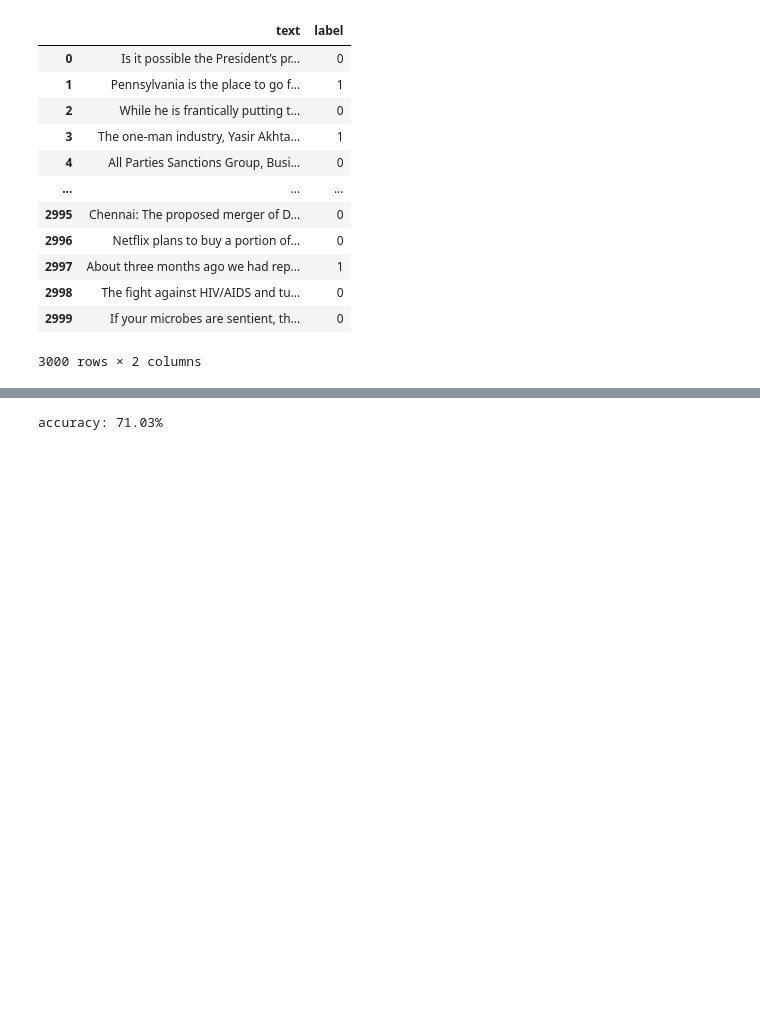
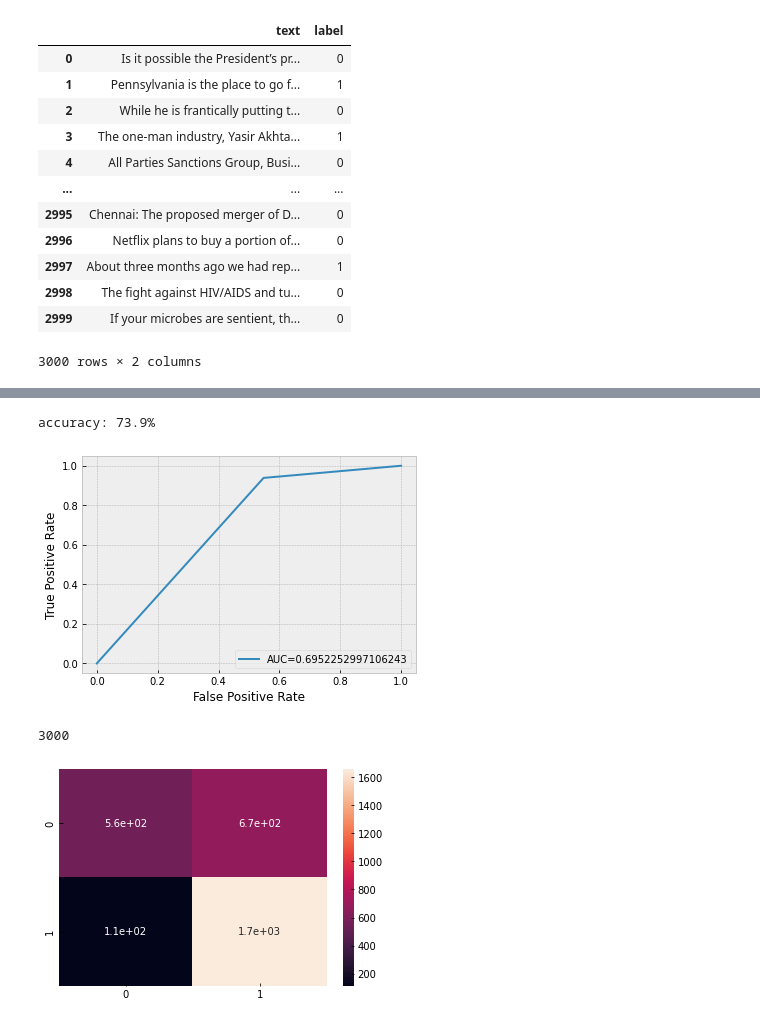
Before and after one commit to chrismartel/COMP551, a Jupyter notebook: projects/p2/Text_Classificaion.ipynb, the cells around one changed output, grey strips where cells are left out. Saved outputs shown, nothing was run; the diff lists cells and outputs as text; code cells hidden in the pictures; blank space fills up the shorter version.

```diff
--- a/projects/p2/Text_Classificaion.ipynb
+++ b/projects/p2/Text_Classificaion.ipynb
@@ -294,10 +292,20 @@ print(grid_search.best_params_)
 # %%
-pipe = Pipeline([('vect', CountVectorizer(lowercase=True, stop_words=None, ngram_range = (1,2), max_features=8000)),
+# Final results on test dataset
+pipe = Pipeline([('vect', CountVectorizer(stop_words=None, ngram_range = best_model_params["ngram_range"])),
                  ('tfidf', TfidfTransformer()),
-                 ('model', LogisticRegressionCV(cv = 4, max_iter=10000))])
+                 ('model', LogisticRegressionCV(solver=best_model_params["solver"]))])
 
 model = pipe.fit(x_train, y_train)
 prediction = model.predict(x_test)
-print("accuracy: {}%".format(round(accuracy_score(y_test, prediction)*100,2)))
+accuracy = round(accuracy_score(y_test, prediction)*100,2)
+print("accuracy: {}%".format(accuracy))
+fpr, tpr, _ = metrics.roc_curve(y_test,  prediction)
+auc = metrics.roc_auc_score(y_test, prediction)
+plot_ROC_curve(fpr,tpr,auc)
+print(len(prediction))
+plotConfusionMatrix(prediction=prediction,y=y_test)
 # %% [output]
-accuracy: 71.03%
+accuracy: 73.9%
+[figure, added]
+3000
+[figure, added]
```
Also changed, not shown: parts of 12 cells of this notebook.
